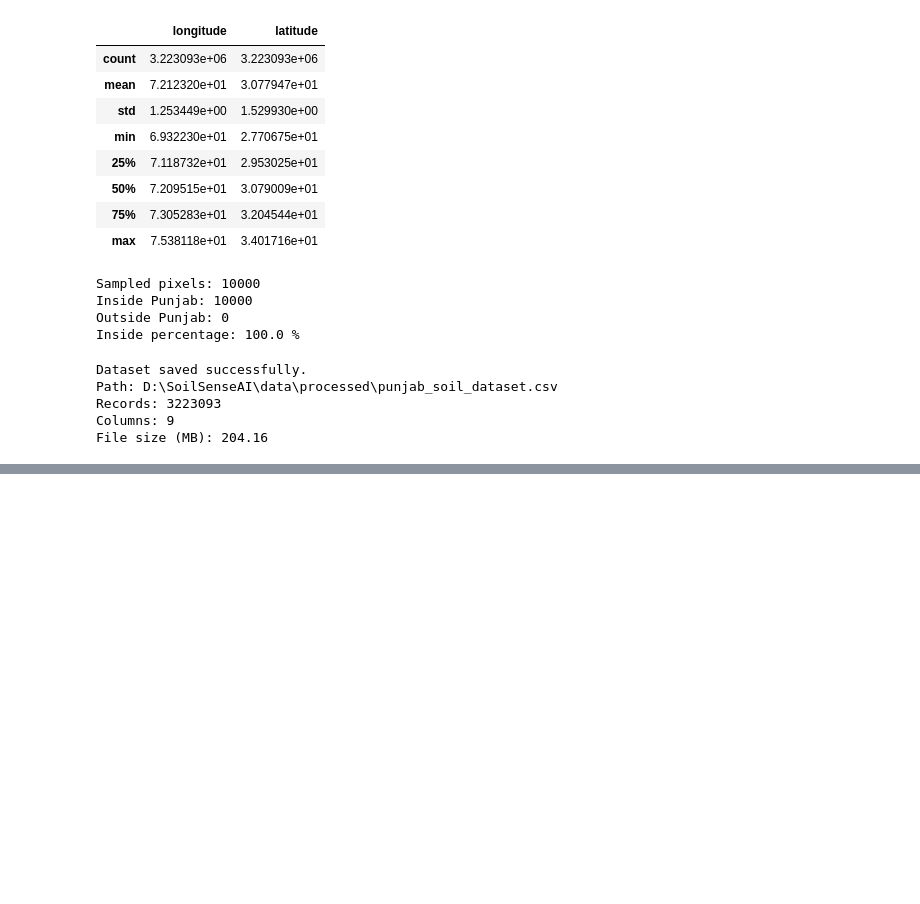
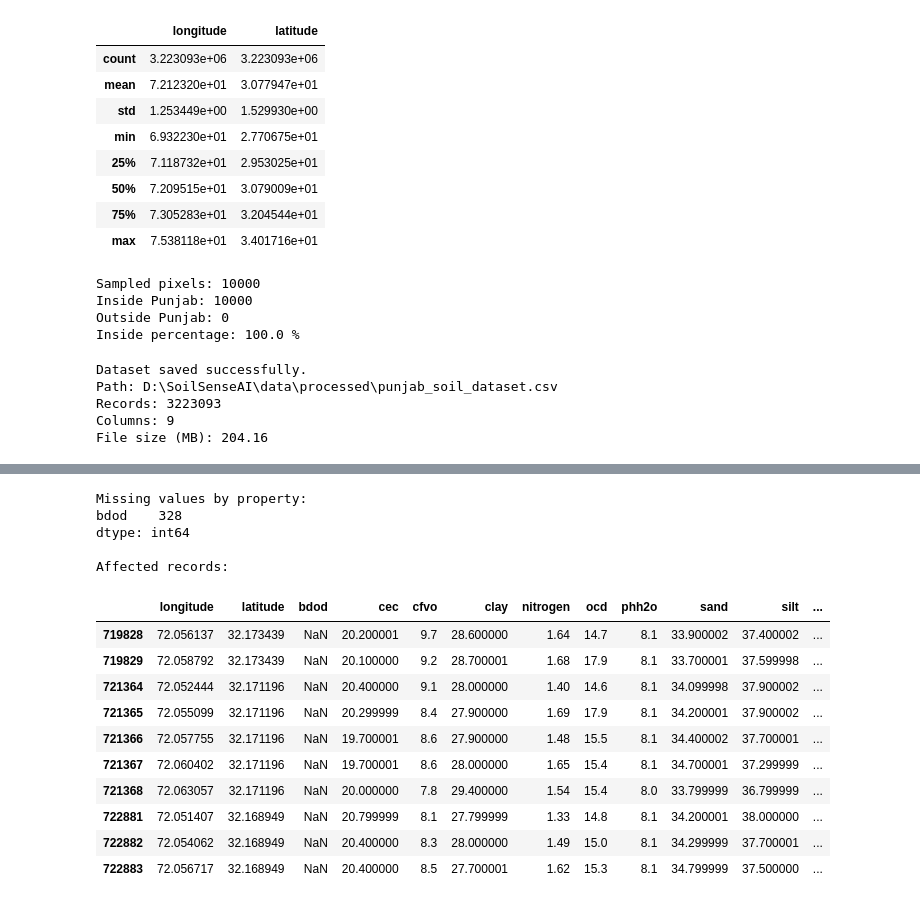
Before and after one commit to iammuhammadhassan/SoilSenseAi, a Jupyter notebook: notebooks/06_punjab_data_acquisition.ipynb, the cells around one changed output, grey strips where cells are left out. Saved outputs shown, nothing was run; the diff lists cells and outputs as text; code cells hidden in the pictures; blank space fills up the shorter version.

Commit message:
Complete Punjab soil data acquisition

```diff
--- a/notebooks/06_punjab_data_acquisition.ipynb
+++ b/notebooks/06_punjab_data_acquisition.ipynb
@@ -1238,0 +2515,40 @@ File size (MB): 204.16
+# %%
+# Purpose: Identify which soil properties contain missing values and inspect affected records.
+
+import pyarrow.parquet as pq
+
+df_check = pq.read_table(
+    output_dir / "punjab_soil_0-5cm.parquet"
+).to_pandas()
+
+missing_counts = df_check[soil_properties].isna().sum()
+
+print("Missing values by property:")
+print(missing_counts[missing_counts > 0])
+
+print("\nAffected records:")
+display(
+    df_check.loc[
+        df_check[soil_properties].isna().any(axis=1),
+        ["longitude", "latitude"] + soil_properties
+    ].head(10)
+)
+
+del df_check
+# %% [output]
+Missing values by property:
+bdod    328
+dtype: int64
+
+Affected records:
+|  | longitude | latitude | bdod | cec | cfvo | clay | nitrogen | ocd | phh2o | sand | silt | ... |
+| 719828 | 72.056137 | 32.173439 | NaN | 20.200001 | 9.7 | 28.600000 | 1.64 | 14.7 | 8.1 | 33.900002 | 37.400002 | ... |
+| 719829 | 72.058792 | 32.173439 | NaN | 20.100000 | 9.2 | 28.700001 | 1.68 | 17.9 | 8.1 | 33.700001 | 37.599998 | ... |
+| 721364 | 72.052444 | 32.171196 | NaN | 20.400000 | 9.1 | 28.000000 | 1.40 | 14.6 | 8.1 | 34.099998 | 37.900002 | ... |
+| 721365 | 72.055099 | 32.171196 | NaN | 20.299999 | 8.4 | 27.900000 | 1.69 | 17.9 | 8.1 | 34.200001 | 37.900002 | ... |
+| 721366 | 72.057755 | 32.171196 | NaN | 19.700001 | 8.6 | 27.900000 | 1.48 | 15.5 | 8.1 | 34.400002 | 37.700001 | ... |
+| 721367 | 72.060402 | 32.171196 | NaN | 19.700001 | 8.6 | 28.000000 | 1.65 | 15.4 | 8.1 | 34.700001 | 37.299999 | ... |
+| 721368 | 72.063057 | 32.171196 | NaN | 20.000000 | 7.8 | 29.400000 | 1.54 | 15.4 | 8.0 | 33.799999 | 36.799999 | ... |
+| 722881 | 72.051407 | 32.168949 | NaN | 20.799999 | 8.1 | 27.799999 | 1.33 | 14.8 | 8.1 | 34.200001 | 38.000000 | ... |
+| 722882 | 72.054062 | 32.168949 | NaN | 20.400000 | 8.3 | 28.000000 | 1.49 | 15.0 | 8.1 | 34.299999 | 37.700001 | ... |
+| 722883 | 72.056717 | 32.168949 | NaN | 20.400000 | 8.5 | 27.700001 | 1.62 | 15.3 | 8.1 | 34.799999 | 37.500000 | ... |
```
Also changed, not shown: parts of 27 cells of this notebook.
